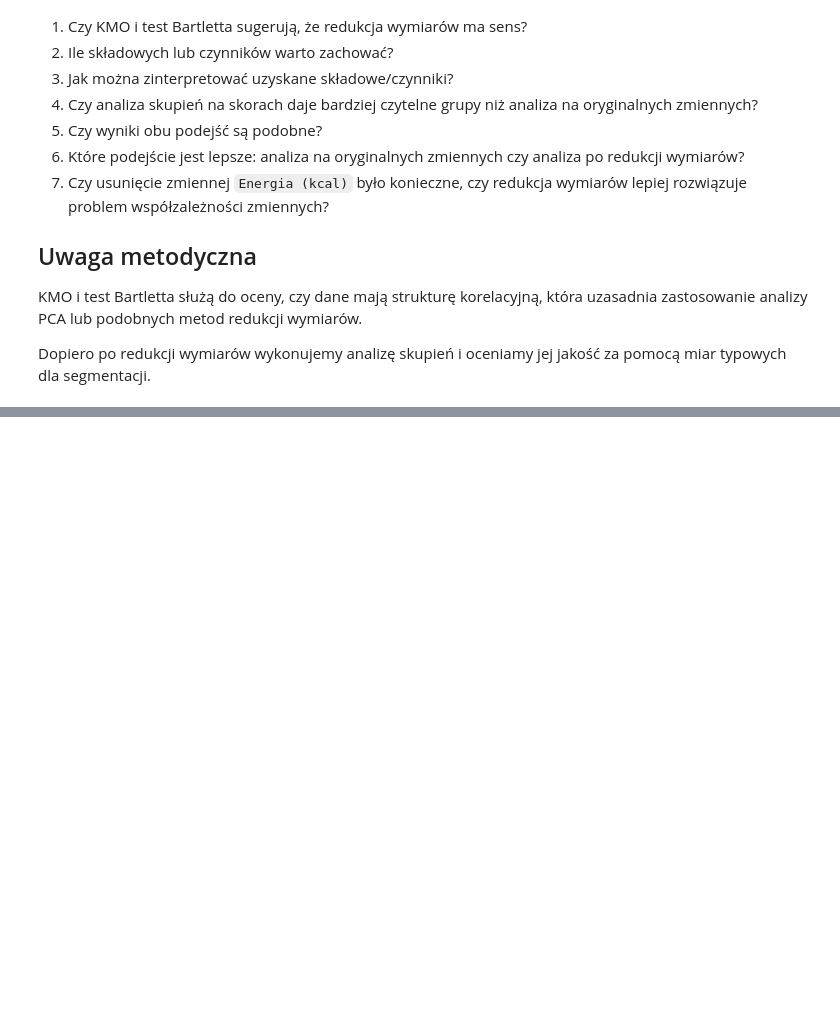
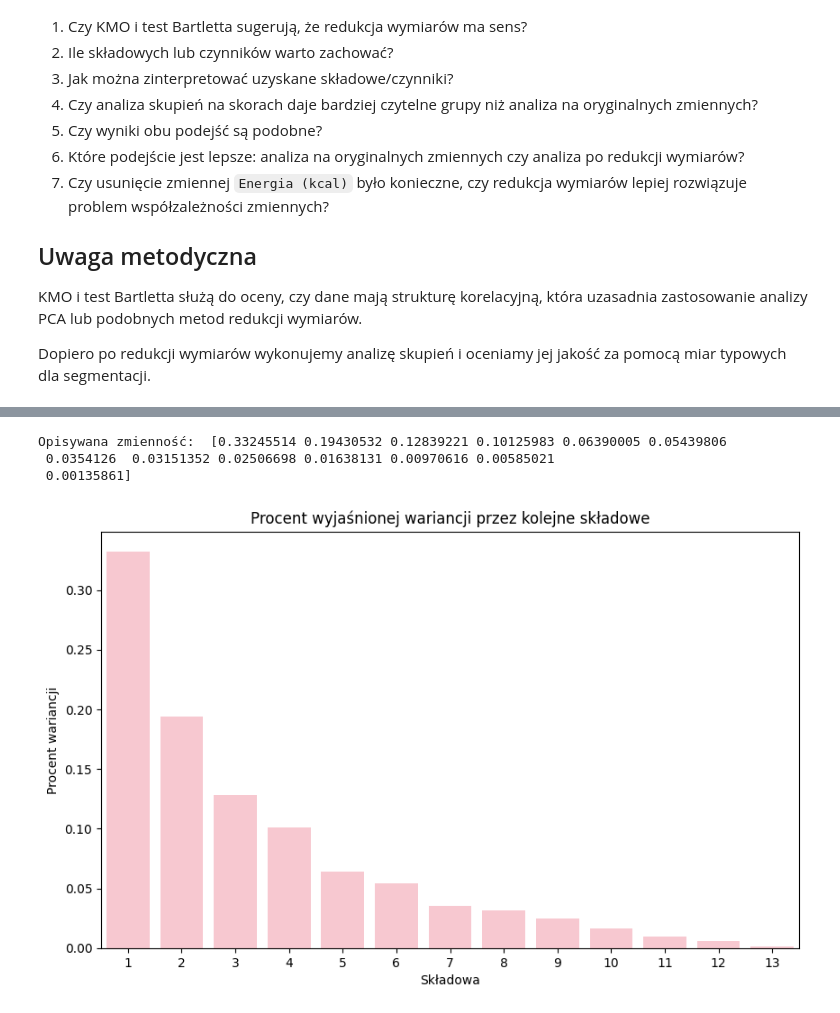
Before and after one commit to kingaorlowicz/Data_Mining_agh, a Jupyter notebook: lab3/Ingredients_AGH_LAB.ipynb, the cells around one changed output, grey strips where cells are left out. Cells and saved outputs as stored; diff of their text form; code cells hidden in the pictures; blank space fills up the shorter version.

```diff
--- a/lab3/Ingredients_AGH_LAB.ipynb
+++ b/lab3/Ingredients_AGH_LAB.ipynb
@@ -1083,3 +1087,12 @@ Do porównania dwóch różnych podziałów możesz wykorzystać Adjusted Rand I
 KMO i test Bartletta służą do oceny, czy dane mają strukturę korelacyjną, która uzasadnia zastosowanie analizy PCA lub podobnych metod redukcji wymiarów.
 
 Dopiero po redukcji wymiarów wykonujemy analizę skupień i oceniamy jej jakość za pomocą miar typowych dla segmentacji.
+# %%
+# skalowanie danych przed PCA
+from sklearn.preprocessing import StandardScaler
+predictors = [var for var in food_df.columns if var not in ['ID', 'predicted_class']]
+
+scaler = StandardScaler()
+scaled_food_data = scaler.fit_transform(food_df[predictors])
+scaled_food_df = pd.DataFrame(scaled_food_data, columns=predictors, index=food_df.index)
+scaled_food_df.head()
@@ -1085,0 +1126,13 @@ Dopiero po redukcji wymiarów wykonujemy analizę skupień i oceniamy jej jakoś
+# %%
+from sklearn.decomposition import PCA
+
+# Inicjalizacja PCA dla wszystkich zmiennych
+pca = PCA(random_state=seed)
+pca.fit(scaled_food_df)
+
+# Obliczenie wartości własnych
+eigenvalues = pca.explained_variance_
+# Procent wyjaśnionej wariancji
+variance_ratio = pca.explained_variance_ratio_
+# Skumulowany procent wyjaśnionej wariancji
+cum_variance_ratio = np.cumsum(variance_ratio)
@@ -1085,0 +1162,14 @@ Dopiero po redukcji wymiarów wykonujemy analizę skupień i oceniamy jej jakoś
+# %%
+print('Opisywana zmienność: ', variance_ratio)
+
+plt.figure(figsize=(10, 6))
+sns.barplot(x=np.arange(1,14), y=variance_ratio, color='pink')
+plt.title("Procent wyjaśnionej wariancji przez kolejne składowe")
+plt.xlabel("Składowa")
+plt.ylabel("Procent wariancji")
+plt.show()
+# %% [output]
+Opisywana zmienność:  [0.33245514 0.19430532 0.12839221 0.10125983 0.06390005 0.05439806
+ 0.0354126  0.03151352 0.02506698 0.01638131 0.00970616 0.00585021
+ 0.00135861]
+[figure, added]
```
Also changed, not shown: parts of 22 cells of this notebook.
